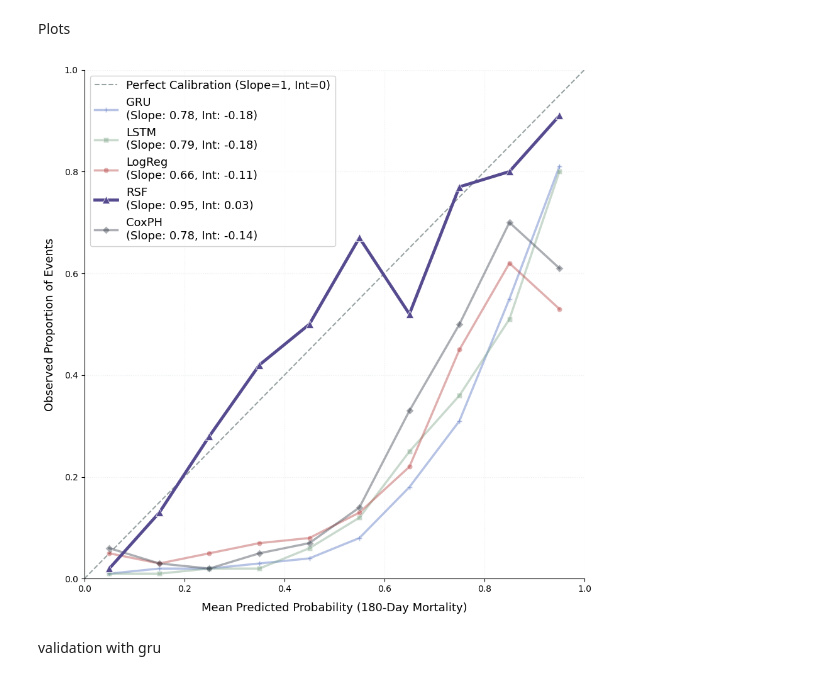
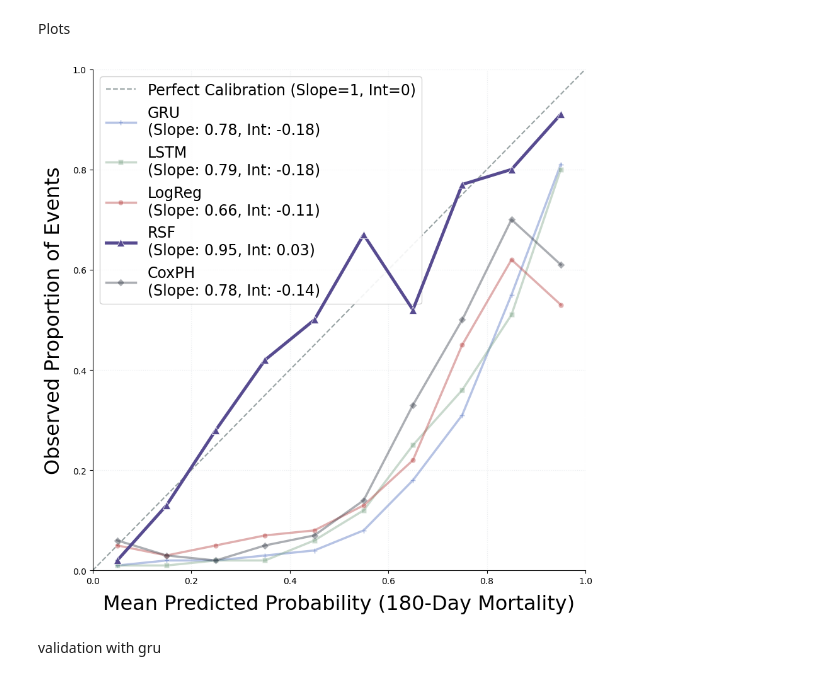
Before and after one commit to javmencia/COBWEBfiles, a Jupyter notebook: 180DaySurvivalModel.ipynb, the cells around one changed output. Cells and saved outputs as stored; diff of their text form; code cells hidden in the pictures.

```diff
--- a/180DaySurvivalModel.ipynb
+++ b/180DaySurvivalModel.ipynb
@@ -1813,49 +1812,48 @@ plt.figure(figsize=(9, 9), facecolor='white')
 plt.plot([0, 1], [0, 1], linestyle='--', color='#7f8c8d',
          label='Perfect Calibration (Slope=1, Int=0)', alpha=0.8, lw=1.5)
 
-# Academic Muted Color Palette
-# Slate Blue, Sage Green, Terracotta, Deep Purple, Charcoal Gray
 colors = ['#4a69bd', '#78a083', '#b33939', '#574b90', '#2f3542']
 markers = ['P', 's', 'o', '^', 'D']
 
 for (model_name, observed_rates), color, marker in zip(calibration_data.items(), colors, markers):
-    # Calculate Line of Best Fit
     slope, intercept, _, _, _ = stats.linregress(bin_centers, observed_rates)
     label_text = f"{model_name}\n(Slope: {slope:.2f}, Int: {intercept:.2f})"
 
-    # Highlight RSF (closest to perfect calibration)
     is_highlight = model_name == "RSF"
     current_alpha = 1.0 if is_highlight else 0.4
     current_lw = 3.5 if is_highlight else 2.5
-    z_order = 10 if is_highlight else 5 # Ensures RSF is on top
+    z_order = 10 if is_highlight else 5
 
     plt.plot(bin_centers, observed_rates,
              marker=marker,
              label=label_text,
              color=color,
              lw=current_lw,
              markersize=9 if is_highlight else 6,
              alpha=current_alpha,
              zorder=z_order,
-             markeredgecolor='white', # Adds subtle separation
+             markeredgecolor='white',
              markeredgewidth=0.5)
 
-# Formatting for academic standards
-plt.xlabel('Mean Predicted Probability (180-Day Mortality)', fontsize=13, fontweight='medium', labelpad=10)
-plt.ylabel('Observed Proportion of Events', fontsize=13, fontweight='medium', labelpad=10)
+plt.xlabel('Mean Predicted Probability (180-Day Mortality)', fontsize=23, fontweight='medium', labelpad=10)
+plt.ylabel('Observed Proportion of Events', fontsize=23, fontweight='medium', labelpad=10)
 
-plt.legend(loc='upper left', fontsize=13, frameon=True, facecolor='white', framealpha=0.9)
+plt.legend(loc='upper left', fontsize=17, frameon=True, facecolor='white', framealpha=0.9)
 plt.grid(True, linestyle=':', alpha=0.4, color='#ced4da')
 plt.xlim([0, 1])
 plt.ylim([0, 1])
 
-# Despine for a cleaner "Tufte" look
 plt.gca().spines['top'].set_visible(False)
 plt.gca().spines['right'].set_visible(False)
 
 plt.tight_layout()
+
+# --- SAVING THE FIGURE ---
+# This saves the plot as a PDF with the specified size and high resolution
+plt.savefig('calibration_plot.pdf', format='pdf', dpi=300, bbox_inches='tight')
+
 plt.show()
 # %% [output]
-[figure, old version]
+[figure, new version]
 # %% [markdown]
 validation with gru
```
Also changed, not shown: parts of 5 cells of this notebook.
